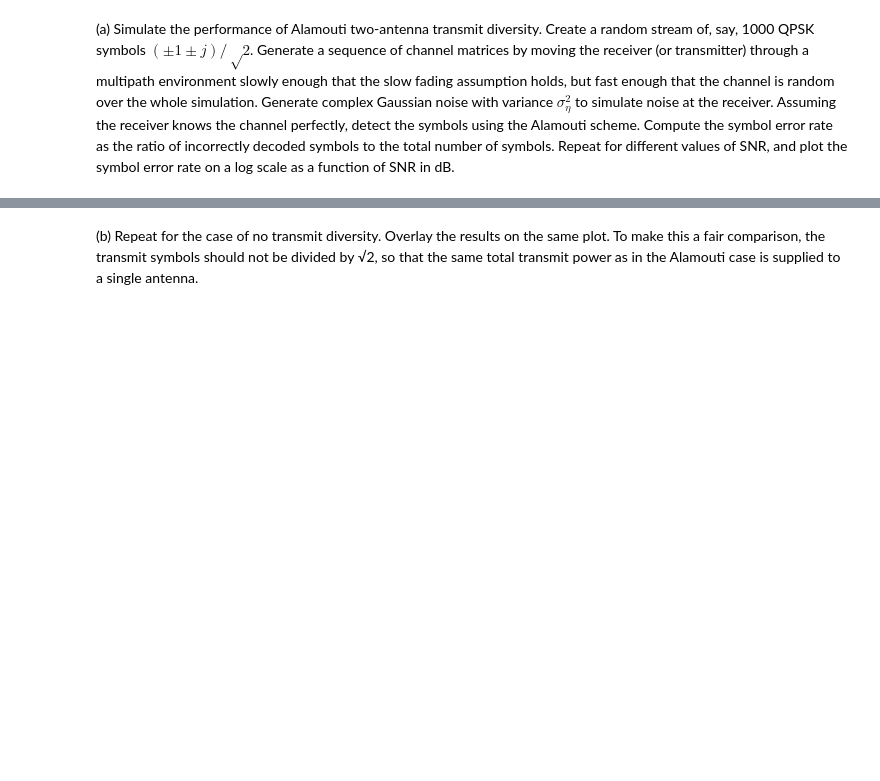
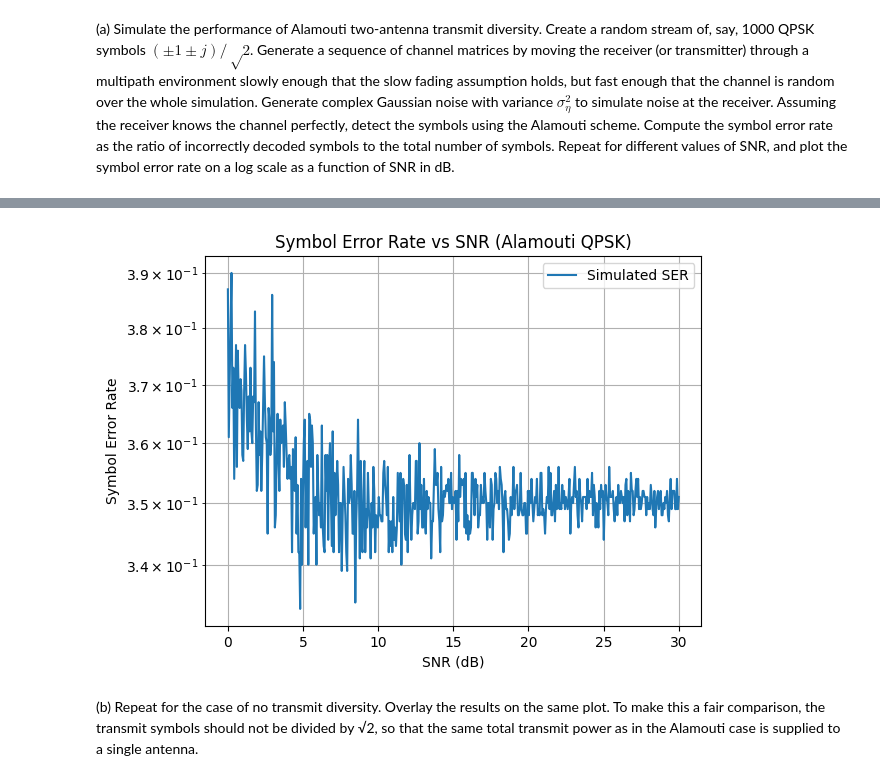
Before and after one commit to Montuck/antenna-software, a Jupyter notebook: HW23.ipynb, the cells around one changed output, grey strips where cells are left out. Drawn from its saved outputs; the diff is of its cells as text; code cells hidden in the pictures; blank space fills up the shorter version.

```diff
--- a/HW23.ipynb
+++ b/HW23.ipynb
@@ -4,6 +4,10 @@
 # Scatterer multipath propagation model
 import numpy as np
 import matplotlib.pyplot as plt
+
+# same quadrant helper function
+def same_quadrant(a, b):
+    return (np.sign(a.real) == np.sign(b.real) and np.sign(a.imag) == np.sign(b.imag))
 
 # parameters
 f = 1e9         # frequency
@@ -33,13 +37,12 @@ y_t = 0                             # transmitter location in y direction
 x_r = np.linspace(-10, 10, points)  # moving receiver locations in x direction
 y_r = np.zeros(points)              # static receiver locations in y direction
 
-# Generate a sequence of channel matrices by moving the receiver (or transmitter) through a multipath environment
-# Repeat for different values of SNR
+# Generate a sequence of channel matrices by moving the receiver (or transmitter)
+# through a multipath environment.
 x_s = np.random.uniform(-10, 10, points)    # x-coordinates of scatterers
 y_s = np.random.uniform(-10, 10, points)    # y-coordinates of scatterers
 ref_coef = -1                               # reflection coefficient
-SNRt_dB = np.linspace(0, 30, points)        # SNR in dB
-SNRt = 10**(SNRt_dB/10)                     # SNR in linear scale
+
 
 # calculate an array of channel matrices
 H = np.zeros([points, Nt, Nr], dtype=complex)   # channel matrices
@@ -54,43 +57,51 @@ for m in range(0,points):
         # received field
         H[m, n, 0] = 1+ref_coef*np.exp(-1j*k*delta_r)
 
-# Generate complex Gaussian noise with variance σ^2_η to simulate noise at the receiver
-mean_noise = 0  # noise mean
-var_noise = 0.1 # noise variance
-noise_std = np.sqrt(var_noise / 2)  # noise standard deviation
-noise = noise_std * (np.random.randn(num_blocks) + 1j * np.random.randn(num_blocks))
-x = np.zeros([num_blocks, Nt], dtype=complex)                               # received signal
-for m in range(0,num_blocks):
-    s0, s1 = qpsk_blocks[m]                                                 # symbols to be transmitted
-    x[m, 0] = np.dot(H[m, :, 0], [s0, s1]) + noise[m]                       # First time slot
-    x[m, 1] = np.dot(H[m, :, 0], [-np.conj(s1), np.conj(s0)]) + noise[m]    # Second time slot
+# Repeat for different values of SNR
+SNRt_dB = np.linspace(0, 30, points)    # SNR in dB
+SNRt = 10**(SNRt_dB/10) # SNR in linear scale
+bit_error_rate = [] # number of errors
 
-# detect the symbols using the Alamouti scheme
-y = np.zeros([num_blocks, Nt], dtype=complex)         # decoded symbols
-for m in range(0,num_blocks):
-    A = np.array([[H[m, 0, 0], H[m, 1, 0]],
-                  [np.conj(H[m, 1, 0]), -1*np.conj(H[m, 0, 0])]])   # Alamouti scheme
-    x_mult = np.array([x[m, 0], np.conj(x[m, 1])])                  # received signal
-    y[m,:] = np.dot(np.conj(np.linalg.pinv(A)).T, x_mult.T)        # decode the symbols
+for SNR in SNRt_dB:
 
-# Compute the symbol error rate as the ratio of incorrectly decoded symbols to the total number of symbols.
-bit_error_rate = np.array(num_blocks, dtype=int)  # number of errors
-for i in range(0, num_blocks):
+    # Generate complex Gaussian noise with variance σ^2_η to simulate noise at the receiver
+    SNR_linear = 10**(SNR/10)
+    signal_power = 1/np.sqrt(2) # noise variance
+    var_noise = signal_power / SNR_linear
+    noise_std = np.sqrt(var_noise / 2)  # noise standard deviation
+    noise = noise_std * (np.random.randn(num_blocks, 2) + 1j * np.random.randn(num_blocks, 2))
+
+    x = np.zeros([num_blocks, Nt], dtype=complex)                               # received signal
+    for m in range(0,num_blocks):
+        s0, s1 = qpsk_blocks[m]                                                 # symbols to be transmitted
+        x[m, 0] = np.dot(H[m, :, 0], [s0, s1]) + noise[m, 0]                       # First time slot
+        x[m, 1] = np.dot(H[m, :, 0], [-np.conj(s1), np.conj(s0)]) + noise[m, 1]    # Second time slot
+
+    # detect the symbols using the Alamouti scheme
+    y = np.zeros([num_blocks, Nt], dtype=complex)         # decoded symbols
+    for m in range(0,num_blocks):
+        A = np.array([[H[m, 0, 0], H[m, 1, 0]],
+                    [np.conj(H[m, 1, 0]), -1*np.conj(H[m, 0, 0])]]) # Alamouti scheme
+        x_mult = np.array([x[m, 0], np.conj(x[m, 1])])              # received signal
+        y[m,:] = np.dot(np.conj(np.linalg.pinv(A)).T, x_mult.T)     # decode the symbols
+
+    # Compute the symbol error rate as the ratio of incorrectly decoded symbols to the total number of symbols.
     errors = 0  # number of errors for each symbol
-    for j in range(0, Nt):
+    for i in range(0, num_blocks):
         # Compare the detected symbols with the transmitted symbols
-        if y[i, 0] != qpsk_blocks[i][0]:
+        if not same_quadrant(y[i,0], qpsk_blocks[i,0]):
             errors += 1
-        if y[i, 1] != qpsk_blocks[i][1]:
+        if not same_quadrant(y[i,1], qpsk_blocks[i,1]):
             errors += 1
-    bit_error_rate[i] = errors / num_symbols
+
+    bit_error_rate.append(errors / num_symbols)
 
 # plot the symbol error rate on a log scale as a function of SNR in dB
-plt.plot(SNRt_dB, 10*np.log10(bit_error_rate), 'o-')
-plt.title('Symbol Error Rate vs SNR (dB)')
+plt.semilogy(SNRt_dB, bit_error_rate, label='Simulated SER')
+plt.title('Symbol Error Rate vs SNR (Alamouti QPSK)')
 plt.xlabel('SNR (dB)')
-plt.ylabel('Symbol Error Rate (dB)')
-plt.grid()
-plt.xlim([0, 30])
-plt.ylim([-10, 0])
+plt.ylabel('Symbol Error Rate')
+plt.grid(True, which='both')
+plt.legend()
+plt.show()
 # %% [output]
@@ -98,3 +108,4 @@ NameError: name 'errors' is not defined
+[figure, added]
 # %% [markdown]
 (b) Repeat for the case of no transmit diversity. Overlay the results on the same plot. To make this a fair comparison, the transmit symbols
 should not be divided by √2, so that the same total transmit power as in the Alamouti case is supplied to a single antenna.
```
Also changed, not shown: parts of 2 cells of this notebook, 1 other file.
